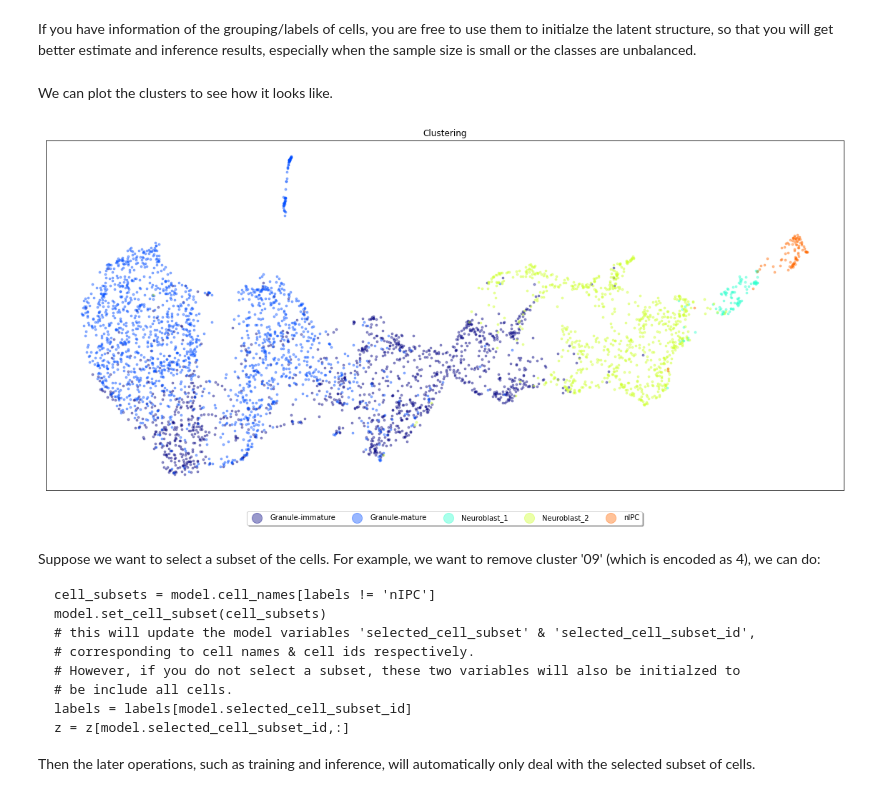
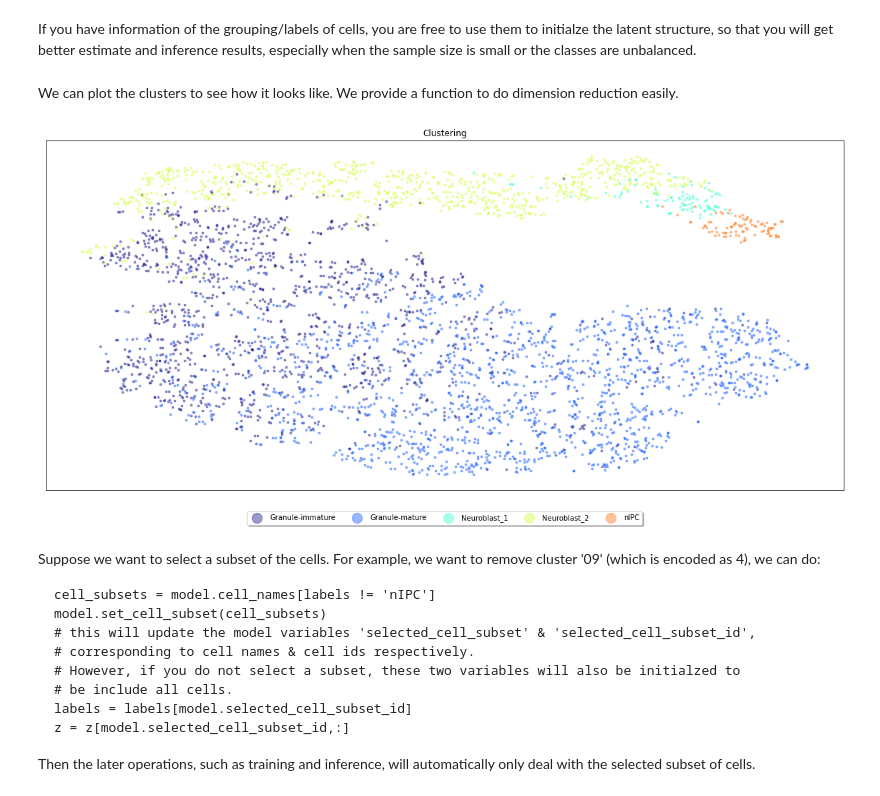
Before and after one commit to jaydu1/VITAE, a Jupyter notebook: tutorial_dentate.ipynb, the cells around one changed output. Saved outputs shown, nothing was run; the diff lists cells and outputs as text; code cells hidden in the pictures.

```diff
--- a/tutorial_dentate.ipynb
+++ b/tutorial_dentate.ipynb
@@ -183,13 +176,20 @@ z = model.get_latent_z()
 # The object 'model.labels' is encoded as categorical data from 'model.label_names'.
 labels = model.label_names
 # %% [markdown]
-We can plot the clusters to see how it looks like.
+We can plot the clusters to see how it looks like. We provide a function to do dimension reduction easily.
-# %%
-# Dimension reducation via UMAP
-embed_z = umap.UMAP().fit_transform(z)
-plot_clusters(embed_z, labels)
-# %% [output]
-[figure, removed]
+# %%
+from scTrajVAE import get_embedding
+embed_z = get_embedding(z,
+                        dimred='tsne', # 'umap', pca' and 'tsne'. Recommend to use umap for general data
+                                       # as it is fast. Sometimes 'umap' will break points into separate
+                                       # clusters, in such case 'tsne' is recommended while it is somehow
+                                       # slow. For simple data, 'pca' will be good enough.
+                       # **kwargs, extra key-value argument for the dimension reduction algorithms
+                       )
+
+plot_clusters(embed_z, labels)
+# %% [output]
+[figure, added]
 # %% [markdown]
 Suppose we want to select a subset of the cells. For example, we want to remove cluster '09' (which is encoded as 4), we can do:
 
```
Also changed, not shown: parts of 10 cells of this notebook, 1 other file.
